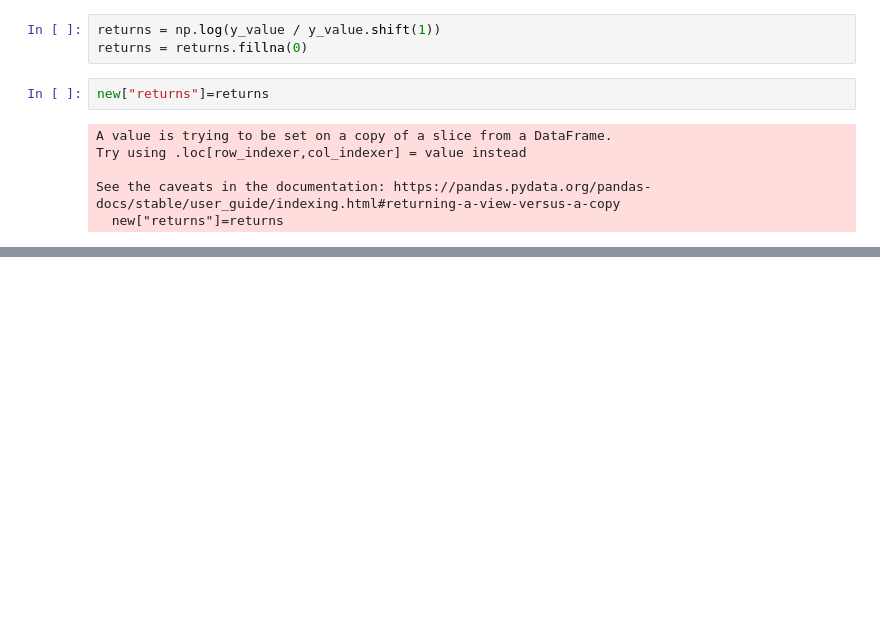
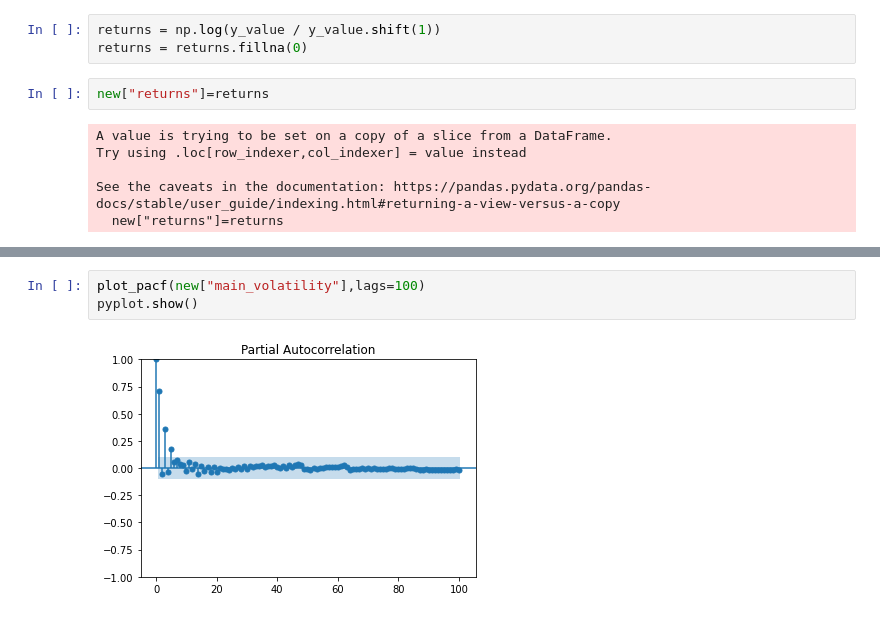
Before and after one commit to shupersap/Virtual_Skepticism, a Jupyter notebook: Modeling.ipynb, the cells around one changed output, grey strips where cells are left out. Saved outputs shown, nothing was run; the diff lists cells and outputs as text; blank space fills up the shorter version.

```diff
--- a/Modeling.ipynb
+++ b/Modeling.ipynb
@@ -68,0 +92,5 @@ plot=pyplot.plot(x_value,new["main_volatility"])
+# %%
+plot_pacf(new["main_volatility"],lags=100)
+pyplot.show()
+# %% [output]
+[figure, added]
```
Also changed, not shown: parts of 7 cells of this notebook.
